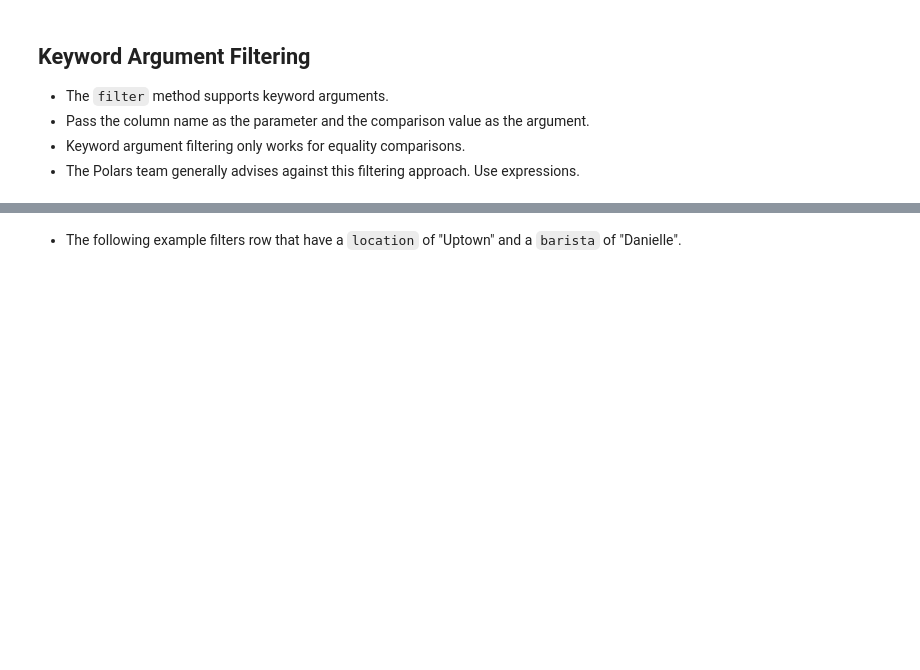
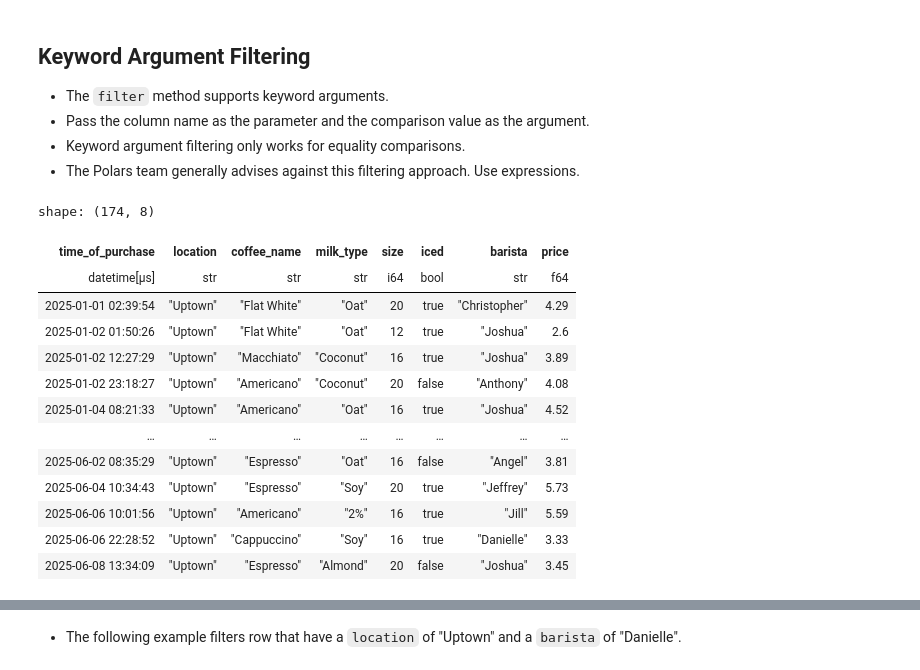
Before and after one commit to yaowenqiang/Data-Analysis-with-Polars-and-Python, a Jupyter notebook: incomplete/06 - DataFrames III - Filtering.ipynb, the cells around one changed output, grey strips where cells are left out. Saved outputs shown, nothing was run; the diff lists cells and outputs as text; code cells hidden in the pictures; blank space fills up the shorter version.

```diff
--- a/incomplete/06 - DataFrames III - Filtering.ipynb
+++ b/incomplete/06 - DataFrames III - Filtering.ipynb
@@ -534,3 +534,21 @@ polars.expr.expr.Expr
 - Pass the column name as the parameter and the comparison value as the argument.
 - Keyword argument filtering only works for equality comparisons.
 - The Polars team generally advises against this filtering approach. Use expressions.
+# %%
+coffees.filter(location="Uptown")
+coffees.filter(pl.col("location") == "Uptown")
+# %% [output]
+shape: (174, 8)
+| time_of_purchase | location | coffee_name | milk_type | size | iced | barista | price |
+| datetime[μs] | str | str | str | i64 | bool | str | f64 |
+| 2025-01-01 02:39:54 | "Uptown" | "Flat White" | "Oat" | 20 | true | "Christopher" | 4.29 |
+| 2025-01-02 01:50:26 | "Uptown" | "Flat White" | "Oat" | 12 | true | "Joshua" | 2.6 |
+| 2025-01-02 12:27:29 | "Uptown" | "Macchiato" | "Coconut" | 16 | true | "Joshua" | 3.89 |
+| 2025-01-02 23:18:27 | "Uptown" | "Americano" | "Coconut" | 20 | false | "Anthony" | 4.08 |
+| 2025-01-04 08:21:33 | "Uptown" | "Americano" | "Oat" | 16 | true | "Joshua" | 4.52 |
+| … | … | … | … | … | … | … | … |
+| 2025-06-02 08:35:29 | "Uptown" | "Espresso" | "Oat" | 16 | false | "Angel" | 3.81 |
+| 2025-06-04 10:34:43 | "Uptown" | "Espresso" | "Soy" | 20 | true | "Jeffrey" | 5.73 |
+| 2025-06-06 10:01:56 | "Uptown" | "Americano" | "2%" | 16 | true | "Jill" | 5.59 |
+| 2025-06-06 22:28:52 | "Uptown" | "Cappuccino" | "Soy" | 16 | true | "Danielle" | 3.33 |
+| 2025-06-08 13:34:09 | "Uptown" | "Espresso" | "Almond" | 20 | false | "Joshua" | 3.45 |
```
Also changed, not shown: parts of 6 cells of this notebook.
